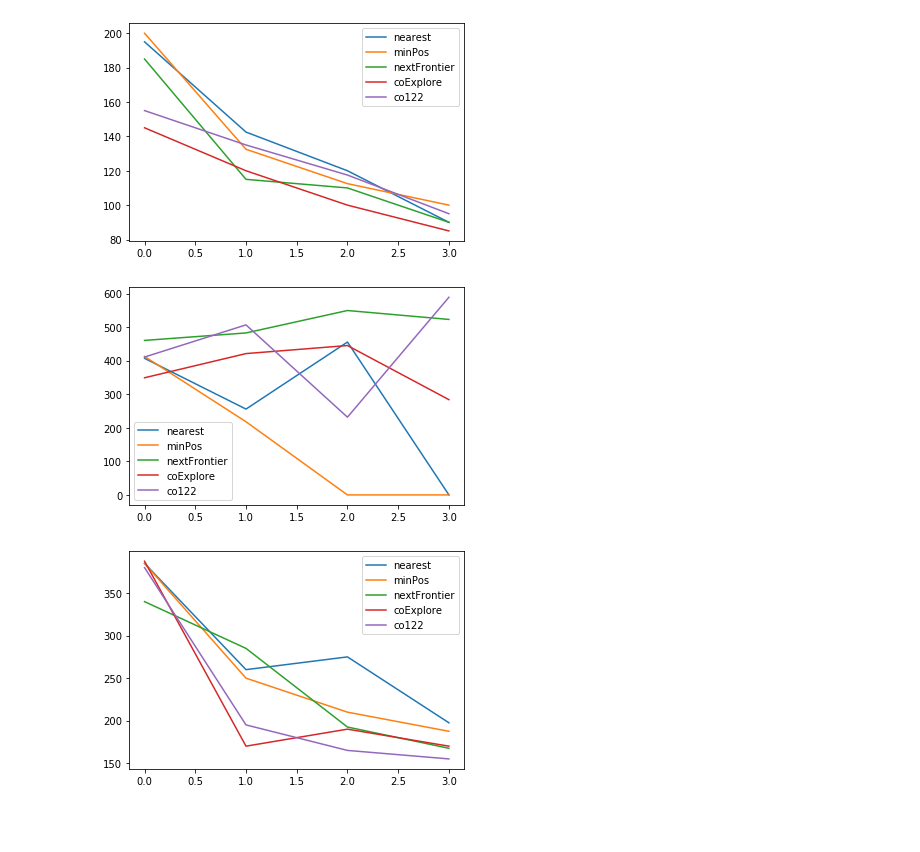
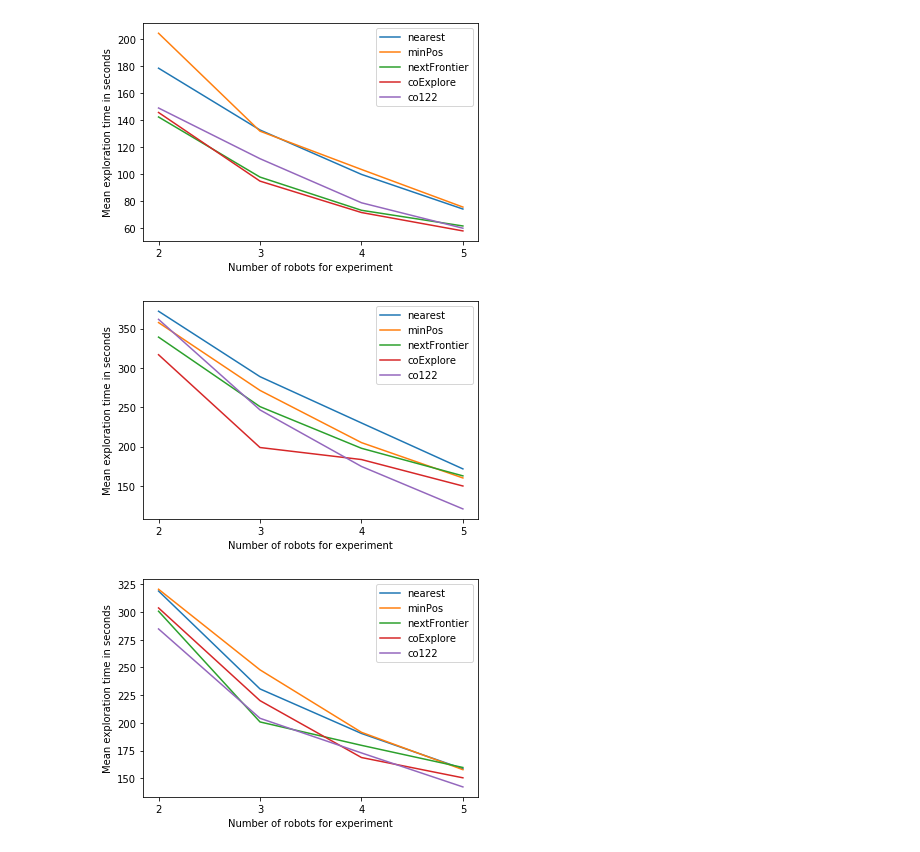
Before and after one commit to Icheler/coExplore, a Jupyter notebook: eval_2.ipynb, the cells around one changed output. Drawn from its saved outputs; the diff is of its cells as text; code cells hidden in the pictures; blank space fills up the shorter version.

```diff
--- a/eval_2.ipynb
+++ b/eval_2.ipynb
@@ -232,48 +234,60 @@ robot:2 with nearest on map_3
 # %%
 map = np.empty((4, eval_length))
+xdata = [2,3,4,5]
 map[0] = map_2_b[:, 1]
 map[1] = map_3_b[:, 1]
 map[2] = map_4_b[:, 1]
 map[3] = map_5_b[:, 1]
 map = map * 5
-plt.plot(map[:,0], label='nearest')
-plt.plot(map[:,1], label='minPos')
-plt.plot(map[:,2], label='nextFrontier')
-plt.plot(map[:,3], label='coExplore')
-plt.plot(map[:,4], label='co122')
+fig = plt.figure()
+plt.plot(xdata, map[:,0], label='nearest')
+plt.plot(xdata, map[:,1], label='minPos')
+plt.plot(xdata, map[:,2], label='nextFrontier')
+plt.plot(xdata, map[:,3], label='coExplore')
+plt.plot(xdata, map[:,4], label='co122')
+plt.xlabel('Number of robots for experiment')
+plt.ylabel('Mean exploration time in seconds')
+plt.xticks(xdata)
 plt.legend()
-plt.show()
+plt.savefig("map_3_results.svg", transparent=True)
 # %% [output]
-[figure, old version]
+[figure, new version]
 # %%
-map = np.empty((4, eval_length, 100))
-map[0] = map_2_d
-map[1] = map_3_d
-map[2] = map_4_d
-map[3] = map_5_d
-map = map * 5
-plt.plot(map[:,0,-1], label='nearest')
-plt.plot(map[:,1,-1], label='minPos')
-plt.plot(map[:,2,-1], label='nextFrontier')
-plt.plot(map[:,3,-1], label='coExplore')
-plt.plot(map[:,4,-1], label='co122')
+maze = np.empty((4, eval_length))
+maze[0] = maze_2_b[:, 1]
+maze[1] = maze_3_b[:, 1]
+maze[2] = maze_4_b[:, 1]
+maze[3] = maze_5_b[:, 1]
+maze = maze * 5
+plt.plot(xdata, maze[:,0], label='nearest')
+plt.plot(xdata, maze[:,1], label='minPos')
+plt.plot(xdata, maze[:,2], label='nextFrontier')
+plt.plot(xdata, maze[:,3], label='coExplore')
+plt.plot(xdata, maze[:,4], label='co122')
+plt.xticks(xdata)
+plt.xlabel('Number of robots for experiment')
+plt.ylabel('Mean exploration time in seconds')
 plt.legend()
+plt.savefig("maze_results.svg", transparent=True)
 plt.show()
 # %% [output]
-[figure, old version]
+[figure, new version]
 # %%
-maze = np.empty((4, eval_length))
-maze[0] = maze_2_b[:, 1]
-maze[1] = maze_3_b[:, 1]
-maze[2] = maze_4_b[:, 1]
-maze[3] = maze_5_b[:, 1]
-maze = maze * 5
-plt.plot(maze[:,0], label='nearest')
-plt.plot(maze[:,1], label='minPos')
-plt.plot(maze[:,2], label='nextFrontier')
-plt.plot(maze[:,3], label='coExplore')
-plt.plot(maze[:,4], label='co122')
+marty = np.empty((4, eval_length))
+marty[0] = marty_2_b[:, 1]
+marty[1] = marty_3_b[:, 1]
+marty[2] = marty_4_b[:, 1]
+marty[3] = marty_5_b[:, 1]
+marty = marty * 5
+plt.plot(xdata, marty[:,0], label='nearest')
+plt.plot(xdata, marty[:,1], label='minPos')
+plt.plot(xdata, marty[:,2], label='nextFrontier')
+plt.plot(xdata, marty[:,3], label='coExplore')
+plt.plot(xdata, marty[:,4], label='co122')
+plt.xlabel('Number of robots for experiment')
+plt.ylabel('Mean exploration time in seconds')
+plt.xticks(xdata)
 plt.legend()
-plt.show()
+plt.savefig('marty_results.svg', transparent=True)
 # %% [output]
-[figure, old version]
+[figure, new version]
```
Also changed, not shown: parts of 10 cells of this notebook, 6 other files.
